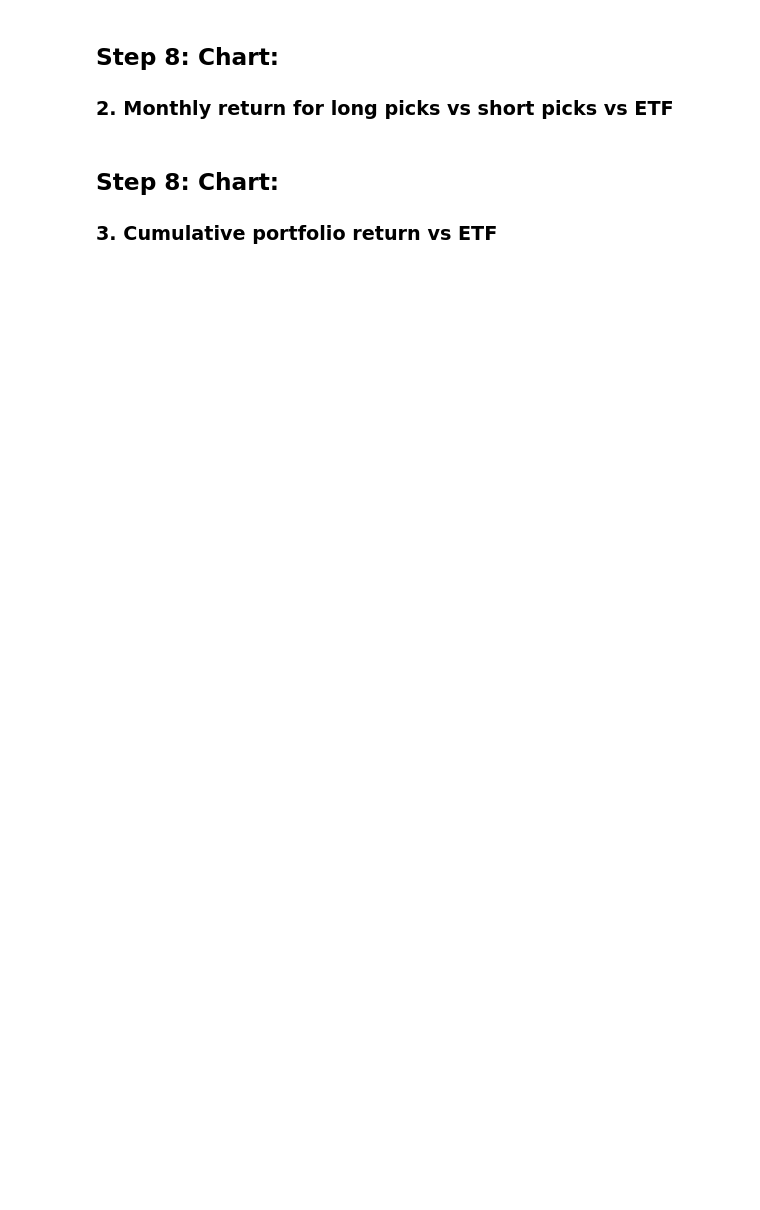
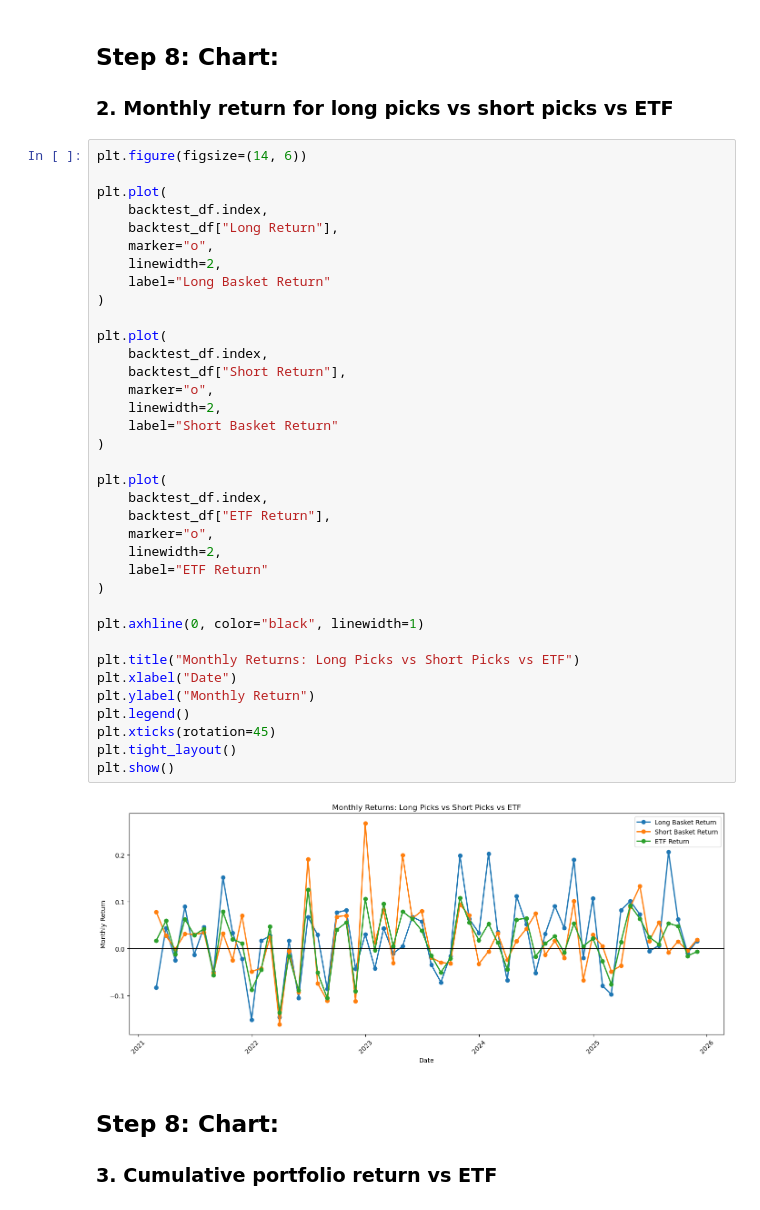
Before and after one commit to Spring-26-Quantitative-Finance/SunilA-QF-SP26, a Jupyter notebook: final_proj/main.ipynb, the cells around one changed output. Drawn from its saved outputs; the diff is of its cells as text; blank space fills up the shorter version.

```diff
--- a/final_proj/main.ipynb
+++ b/final_proj/main.ipynb
@@ -331,6 +469,44 @@ short_basket = combined_z_score.apply(
 ## Step 8: Chart:
 
 ### 2. Monthly return for long picks vs short picks vs ETF
+# %%
+plt.figure(figsize=(14, 6))
+
+plt.plot(
+    backtest_df.index,
+    backtest_df["Long Return"],
+    marker="o",
+    linewidth=2,
+    label="Long Basket Return"
+)
+
+plt.plot(
+    backtest_df.index,
+    backtest_df["Short Return"],
+    marker="o",
+    linewidth=2,
+    label="Short Basket Return"
+)
+
+plt.plot(
+    backtest_df.index,
+    backtest_df["ETF Return"],
+    marker="o",
+    linewidth=2,
+    label="ETF Return"
+)
+
+plt.axhline(0, color="black", linewidth=1)
+
+plt.title("Monthly Returns: Long Picks vs Short Picks vs ETF")
+plt.xlabel("Date")
+plt.ylabel("Monthly Return")
+plt.legend()
+plt.xticks(rotation=45)
+plt.tight_layout()
+plt.show()
+# %% [output]
+[figure, added]
 # %% [markdown]
 ## Step 8: Chart:
 
```
Also changed, not shown: parts of 17 cells of this notebook.
